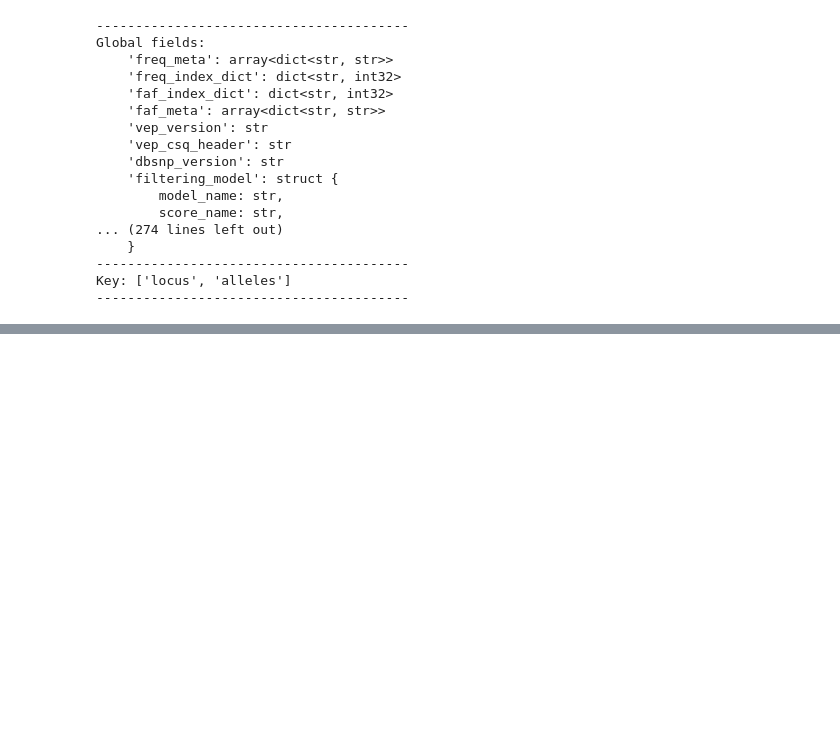
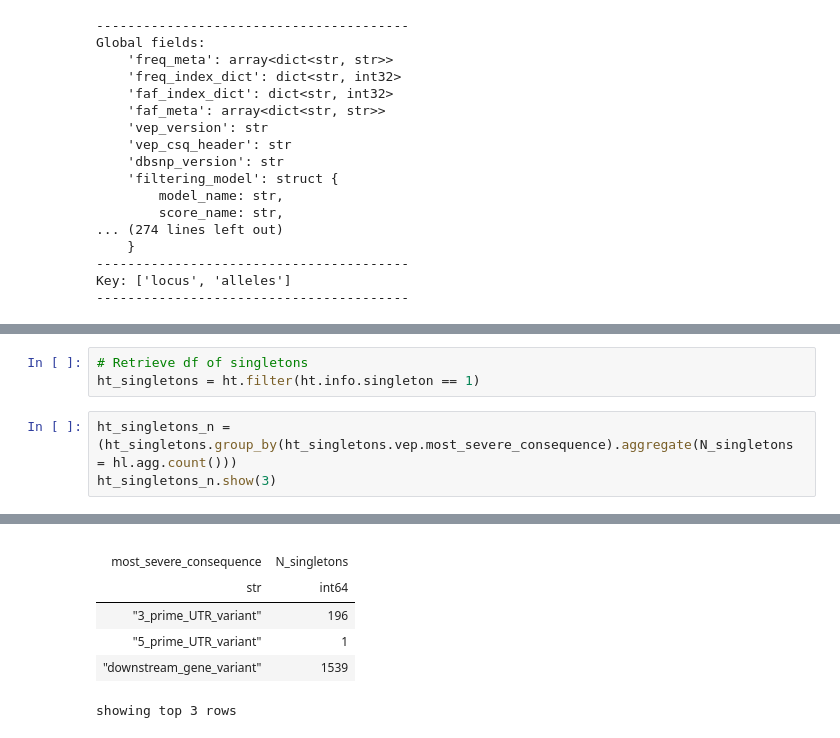
Before and after one commit to ajandria/BroadIS, a Jupyter notebook: 01_maps/01_recalculate_maps.ipynb, the cells around one changed output, grey strips where cells are left out. Saved outputs shown, nothing was run; the diff lists cells and outputs as text; blank space fills up the shorter version.

```diff
--- a/01_maps/01_recalculate_maps.ipynb
+++ b/01_maps/01_recalculate_maps.ipynb
@@ -95,0 +119,7 @@ frozendict({'3_prime_UTR_variant': 692, '5_prime_UTR_variant': 5, 'downstream_ge
+# %%
+# Retrieve df of singletons
+ht_singletons = ht.filter(ht.info.singleton == 1)
+# %%
+ht_singletons_n = (ht_singletons.group_by(ht_singletons.vep.most_severe_consequence).aggregate(N_singletons = hl.agg.count()))
+ht_singletons_n.show(3)
+# %% [output]
@@ -95,0 +128,7 @@ frozendict({'3_prime_UTR_variant': 692, '5_prime_UTR_variant': 5, 'downstream_ge
+|  |  |
+| most_severe_consequence | N_singletons |
+| str | int64 |
+| "3_prime_UTR_variant" | 196 |
+| "5_prime_UTR_variant" | 1 |
+| "downstream_gene_variant" | 1539 |
+showing top 3 rows
```
Also changed, not shown: parts of 36 cells of this notebook, 2 other files.
